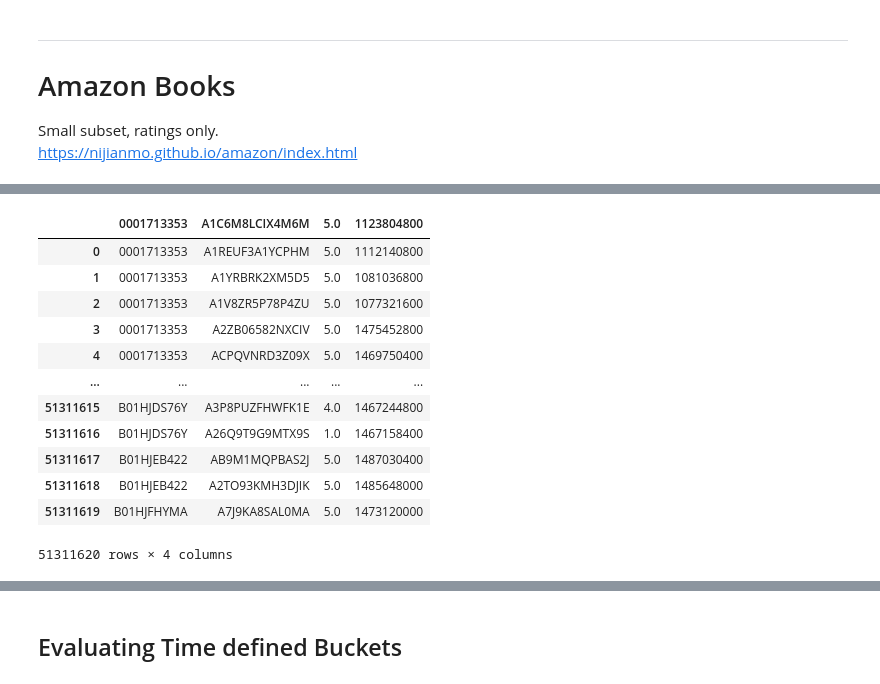
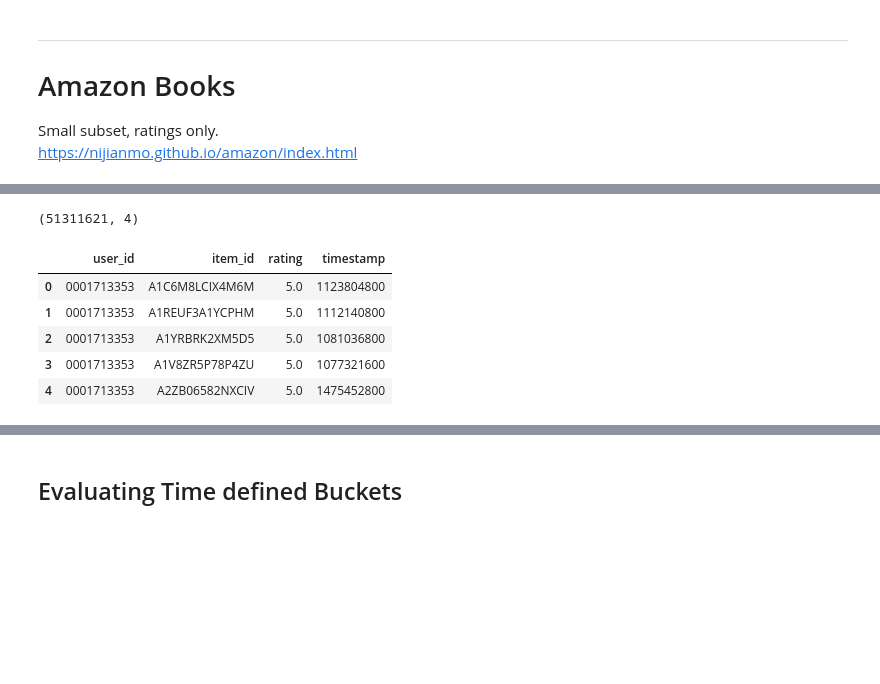
Before and after one commit to Key0412/streamRec-forgetting, a Jupyter notebook: notebooks/Avaliação de Dataset - Amazon Books.ipynb, the cells around one changed output, grey strips where cells are left out. Saved outputs shown, nothing was run; the diff lists cells and outputs as text; code cells hidden in the pictures; blank space fills up the shorter version.

```diff
--- a/notebooks/Avaliação de Dataset - Amazon Books.ipynb
+++ b/notebooks/Avaliação de Dataset - Amazon Books.ipynb
@@ -44,16 +41,4 @@ Error:
 # %%
-data
+data.shape
 # %% [output]
-|  | 0001713353 | A1C6M8LCIX4M6M | 5.0 | 1123804800 |
-| 0 | 0001713353 | A1REUF3A1YCPHM | 5.0 | 1112140800 |
-| 1 | 0001713353 | A1YRBRK2XM5D5 | 5.0 | 1081036800 |
-| 2 | 0001713353 | A1V8ZR5P78P4ZU | 5.0 | 1077321600 |
-| 3 | 0001713353 | A2ZB06582NXCIV | 5.0 | 1475452800 |
-| 4 | 0001713353 | ACPQVNRD3Z09X | 5.0 | 1469750400 |
-| ... | ... | ... | ... | ... |
-| 51311615 | B01HJDS76Y | A3P8PUZFHWFK1E | 4.0 | 1467244800 |
-| 51311616 | B01HJDS76Y | A26Q9T9G9MTX9S | 1.0 | 1467158400 |
-| 51311617 | B01HJEB422 | AB9M1MQPBAS2J | 5.0 | 1487030400 |
-| 51311618 | B01HJEB422 | A2TO93KMH3DJIK | 5.0 | 1485648000 |
-| 51311619 | B01HJFHYMA | A7J9KA8SAL0MA | 5.0 | 1473120000 |
-51311620 rows × 4 columns
+(51311621, 4)
@@ -65,0 +45,9 @@ data['date'] = data[['year', 'month']].apply(lambda x: datetime.strptime( str(x[
+# %%
+data.head()
+# %% [output]
+|  | user_id | item_id | rating | timestamp |
+| 0 | 0001713353 | A1C6M8LCIX4M6M | 5.0 | 1123804800 |
+| 1 | 0001713353 | A1REUF3A1YCPHM | 5.0 | 1112140800 |
+| 2 | 0001713353 | A1YRBRK2XM5D5 | 5.0 | 1081036800 |
+| 3 | 0001713353 | A1V8ZR5P78P4ZU | 5.0 | 1077321600 |
+| 4 | 0001713353 | A2ZB06582NXCIV | 5.0 | 1475452800 |
```
Also changed, not shown: parts of 23 cells of this notebook, 2 other files.
